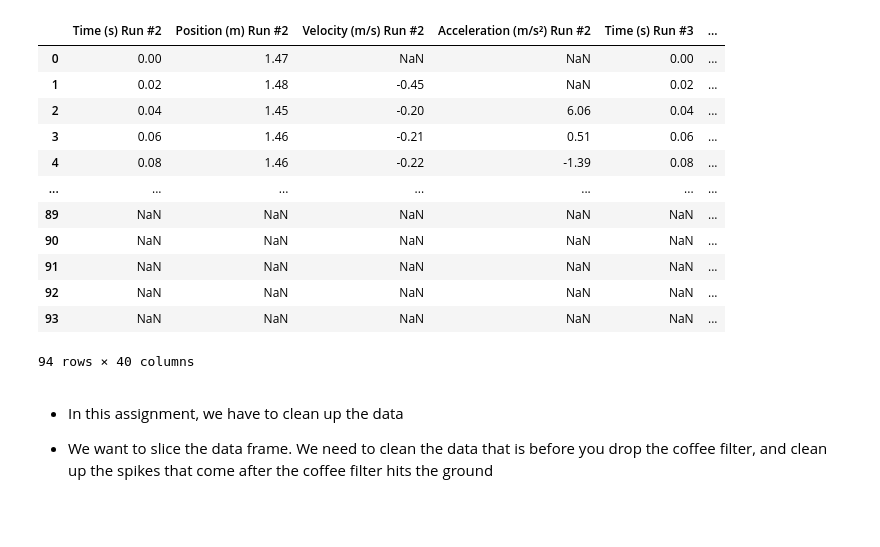
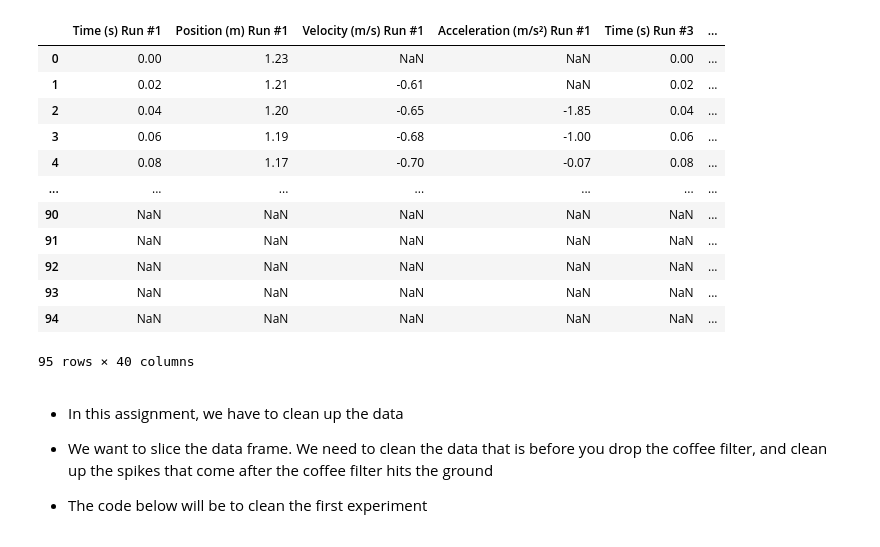
Before and after one commit to Sebastian42-5/python-2, a Jupyter notebook: assignment 1/Assignment1.ipynb, the cells around one changed output. Cells and saved outputs as stored; diff of their text form; code cells hidden in the pictures.

```diff
--- a/assignment 1/Assignment1.ipynb
+++ b/assignment 1/Assignment1.ipynb
@@ -1,28 +1,32 @@
 # %%
 import numpy as np
 import matplotlib.pyplot as plt
 import pandas as pd
 
 first_experiment_df = pd.read_csv('Coffee Filter 1.csv')
 second_experiment_df = pd.read_csv('Coffee Filter 2.csv')
 
 
 first_experiment_df
+
+second_experiment_df
 # %% [output]
-|  | Time (s) Run #2 | Position (m) Run #2 | Velocity (m/s) Run #2 | Acceleration (m/s²) Run #2 | Time (s) Run #3 | ... |
-| 0 | 0.00 | 1.47 | NaN | NaN | 0.00 | ... |
-| 1 | 0.02 | 1.48 | -0.45 | NaN | 0.02 | ... |
-| 2 | 0.04 | 1.45 | -0.20 | 6.06 | 0.04 | ... |
-| 3 | 0.06 | 1.46 | -0.21 | 0.51 | 0.06 | ... |
-| 4 | 0.08 | 1.46 | -0.22 | -1.39 | 0.08 | ... |
+|  | Time (s) Run #1 | Position (m) Run #1 | Velocity (m/s) Run #1 | Acceleration (m/s²) Run #1 | Time (s) Run #3 | ... |
+| 0 | 0.00 | 1.23 | NaN | NaN | 0.00 | ... |
+| 1 | 0.02 | 1.21 | -0.61 | NaN | 0.02 | ... |
+| 2 | 0.04 | 1.20 | -0.65 | -1.85 | 0.04 | ... |
+| 3 | 0.06 | 1.19 | -0.68 | -1.00 | 0.06 | ... |
+| 4 | 0.08 | 1.17 | -0.70 | -0.07 | 0.08 | ... |
 | ... | ... | ... | ... | ... | ... | ... |
-| 89 | NaN | NaN | NaN | NaN | NaN | ... |
 | 90 | NaN | NaN | NaN | NaN | NaN | ... |
 | 91 | NaN | NaN | NaN | NaN | NaN | ... |
 | 92 | NaN | NaN | NaN | NaN | NaN | ... |
 | 93 | NaN | NaN | NaN | NaN | NaN | ... |
+| 94 | NaN | NaN | NaN | NaN | NaN | ... |
-94 rows × 40 columns
+95 rows × 40 columns
 # %% [markdown]
 - In this assignment, we have to clean up the data
 
 - We want to slice the data frame. We need to clean the data that is before you drop the coffee filter, and clean up the spikes that come after the coffee filter hits the ground
+
+- The code below will be to clean the first experiment
```
Also changed, not shown: parts of 3 cells of this notebook, 1 other file.
